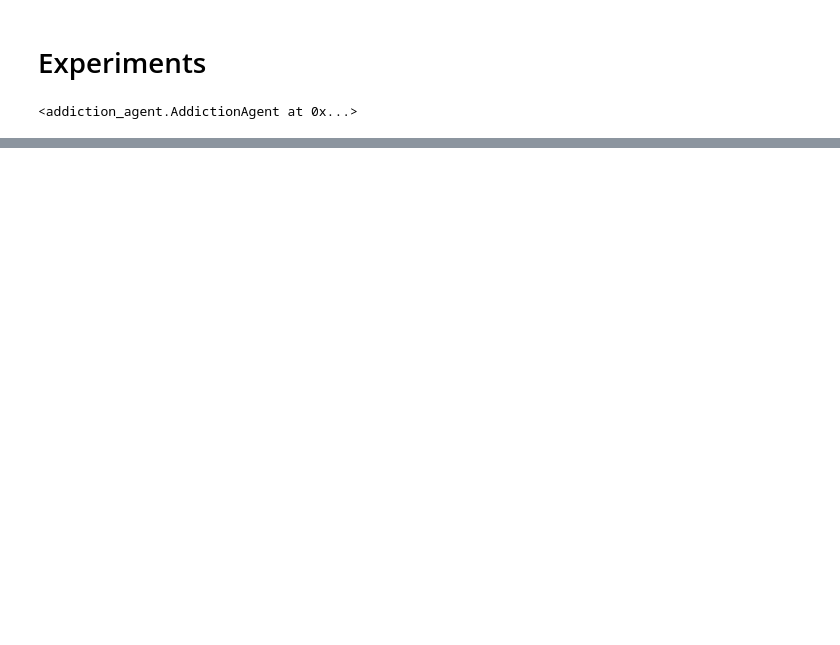
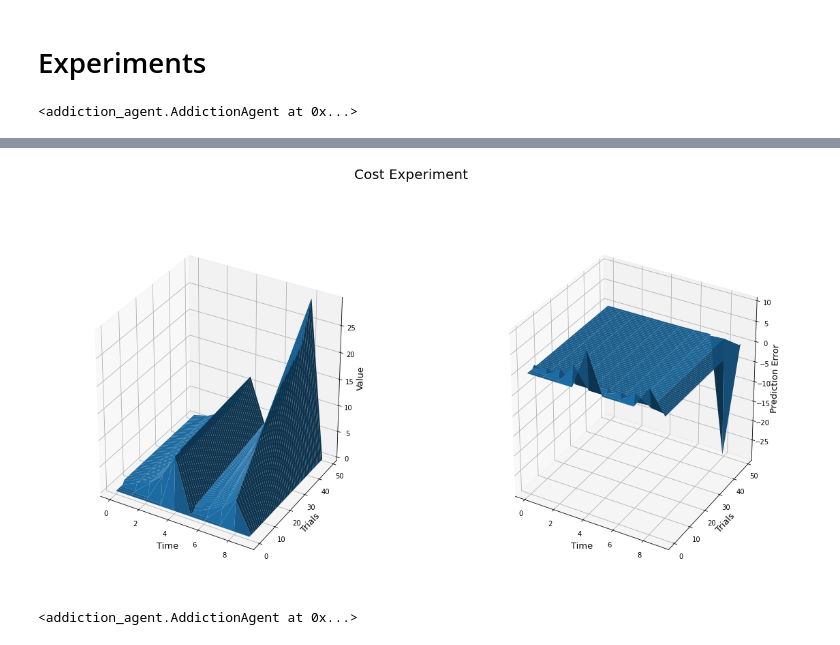
Before and after one commit to jagalinho/nyu-ccm-rl-addiction, a Jupyter notebook: experiments.ipynb, the cells around one changed output, grey strips where cells are left out. Cells and saved outputs as stored; diff of their text form; code cells hidden in the pictures; blank space fills up the shorter version.

Commit message:
cost experimentation

```diff
--- a/experiments.ipynb
+++ b/experiments.ipynb
@@ -155,0 +16,19 @@ No handles with labels found to put in legend.
+# %%
+aa.plot_comparison(cost_agent.value, cost_agent.prediction_error, "Cost Experiment", 'Value', 'Prediction Error')
+# %% [output]
+[figure, added]
+# %%
+cost_agent2 = aa.AddictionAgent(max_time = 10, n_trials = 50, ETA=1, GAMMA=.5, rewards=[(10, 4)], substances=[(5,.5,8,(0,2))], verbose=False)
+cost_agent2 = cost_agent2.add_substance(4.5, .5, 8, (1,2))
+cost_agent2 = cost_agent2.add_substance(4, .5, 8, (2,3))
+cost_agent2 = cost_agent2.add_substance(3.5, .5, 8, (3,4))
+cost_agent2 = cost_agent2.add_substance(3, .5, 8, (4,5))
+cost_agent2 = cost_agent2.add_substance(2.5, .5, 8, (5,6))
+cost_agent2 = cost_agent2.add_substance(2, .5, 8, (6,7))
+cost_agent2 = cost_agent2.add_substance(1.5, .5, 8, (7,8))
+cost_agent2 = cost_agent2.add_substance(1, .5, 8, (8,9))
+cost_agent2 = cost_agent2.add_substance(.5, .5, 8, (9,10))
+cost_agent2 = cost_agent2.add_substance(-10, .5, 8, (10,49))
+cost_agent2.run_TD()
+# %% [output]
+<addiction_agent.AddictionAgent at 0x...>
```
Also changed, not shown: parts of 19 cells of this notebook.
